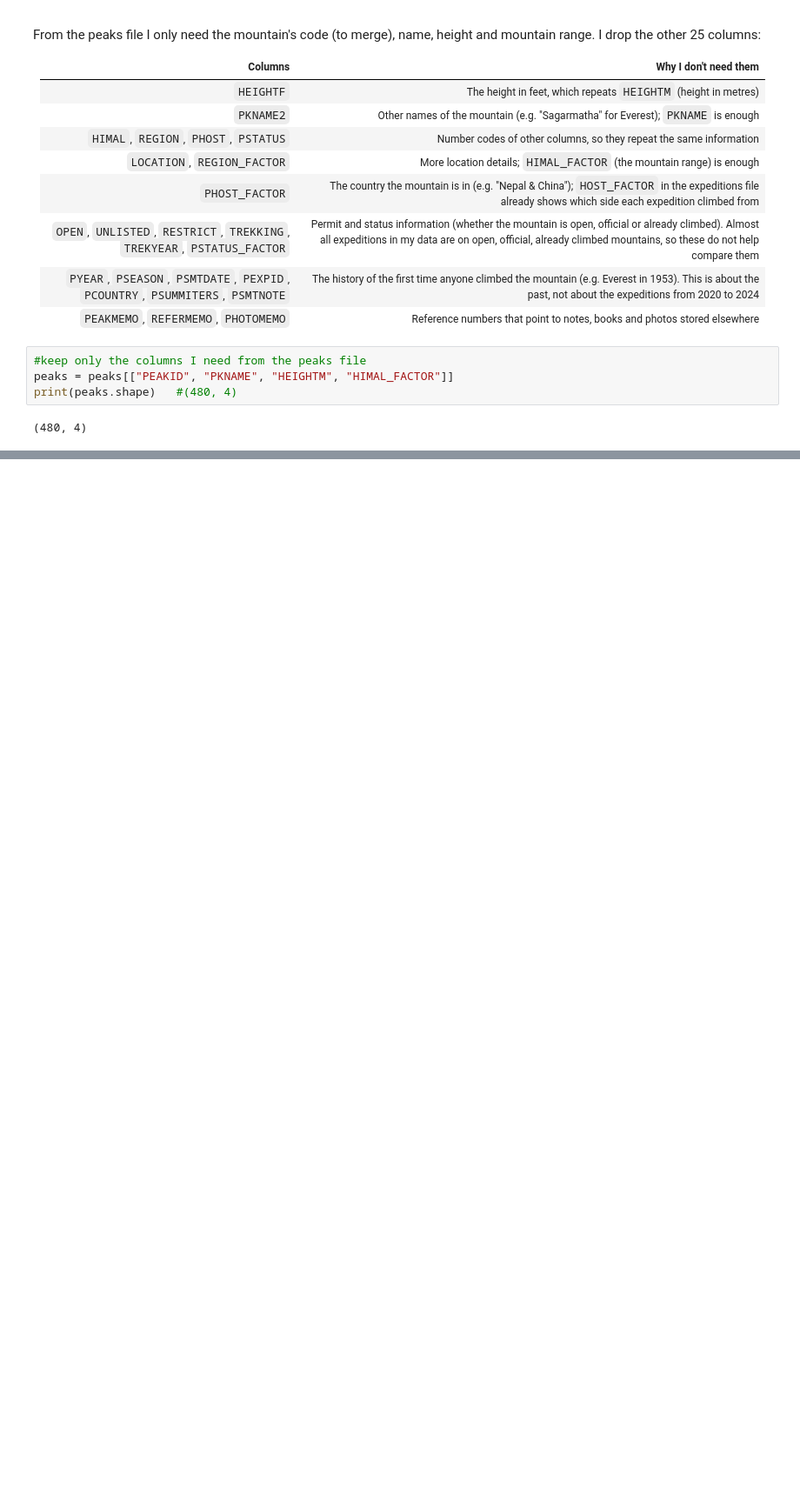
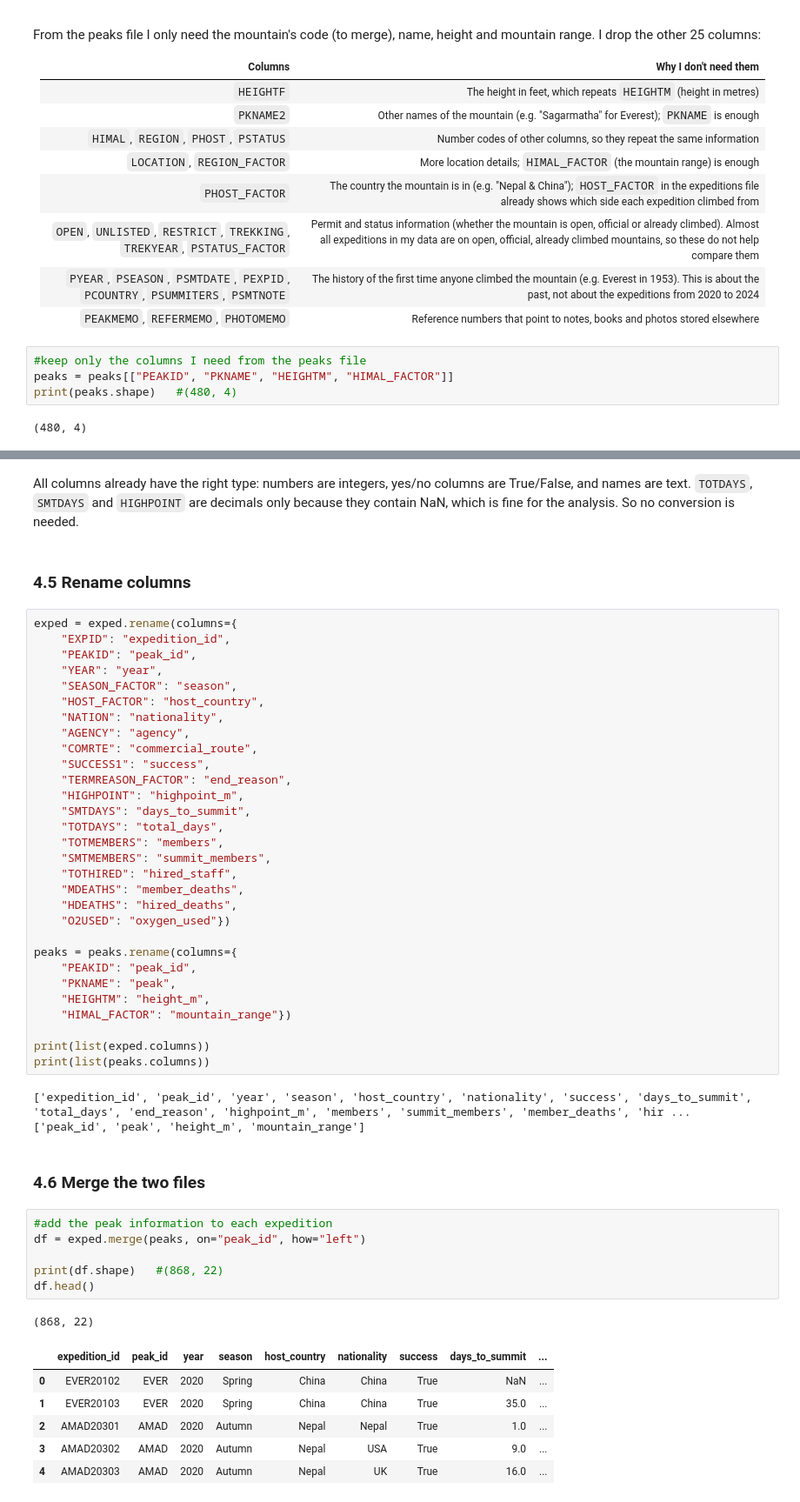
Before and after one commit to Aleenw/himalayan-expeditions-analysis, a Jupyter notebook: notebook/himalayan_eda.ipynb, the cells around one changed output, grey strips where cells are left out. Shown at 87% size. Saved outputs shown, nothing was run; the diff lists cells and outputs as text; blank space fills up the shorter version.

```diff
--- a/notebook/himalayan_eda.ipynb
+++ b/notebook/himalayan_eda.ipynb
@@ -366,0 +534,53 @@ print(peaks.shape)   #(480, 4)
+# %% [markdown]
+All columns already have the right type: numbers are integers, yes/no columns are True/False, and names are text. `TOTDAYS`, `SMTDAYS` and `HIGHPOINT` are decimals only because they contain NaN, which is fine for the analysis. So no conversion is needed.
+# %% [markdown]
+### 4.5 Rename columns
+# %%
+exped = exped.rename(columns={
+    "EXPID": "expedition_id",
+    "PEAKID": "peak_id",
+    "YEAR": "year",
+    "SEASON_FACTOR": "season",
+    "HOST_FACTOR": "host_country",
+    "NATION": "nationality",
+    "AGENCY": "agency",
+    "COMRTE": "commercial_route",
+    "SUCCESS1": "success",
+    "TERMREASON_FACTOR": "end_reason",
+    "HIGHPOINT": "highpoint_m",
+    "SMTDAYS": "days_to_summit",
+    "TOTDAYS": "total_days",
+    "TOTMEMBERS": "members",
+    "SMTMEMBERS": "summit_members",
+    "TOTHIRED": "hired_staff",
+    "MDEATHS": "member_deaths",
+    "HDEATHS": "hired_deaths",
+    "O2USED": "oxygen_used"})
+
+peaks = peaks.rename(columns={
+    "PEAKID": "peak_id",
+    "PKNAME": "peak",
+    "HEIGHTM": "height_m",
+    "HIMAL_FACTOR": "mountain_range"})
+
+print(list(exped.columns))
+print(list(peaks.columns))
+# %% [output]
+['expedition_id', 'peak_id', 'year', 'season', 'host_country', 'nationality', 'success', 'days_to_summit', 'total_days', 'end_reason', 'highpoint_m', 'members', 'summit_members', 'member_deaths', 'hir ...
+['peak_id', 'peak', 'height_m', 'mountain_range']
+# %% [markdown]
+### 4.6 Merge the two files
+# %%
+#add the peak information to each expedition
+df = exped.merge(peaks, on="peak_id", how="left")
+
+print(df.shape)   #(868, 22)
+df.head()
+# %% [output]
+(868, 22)
+|  | expedition_id | peak_id | year | season | host_country | nationality | success | days_to_summit | ... |
+| 0 | EVER20102 | EVER | 2020 | Spring | China | China | True | NaN | ... |
+| 1 | EVER20103 | EVER | 2020 | Spring | China | China | True | 35.0 | ... |
+| 2 | AMAD20301 | AMAD | 2020 | Autumn | Nepal | Nepal | True | 1.0 | ... |
+| 3 | AMAD20302 | AMAD | 2020 | Autumn | Nepal | USA | True | 9.0 | ... |
+| 4 | AMAD20303 | AMAD | 2020 | Autumn | Nepal | UK | True | 16.0 | ... |
```
Also changed, not shown: parts of 21 cells of this notebook.
